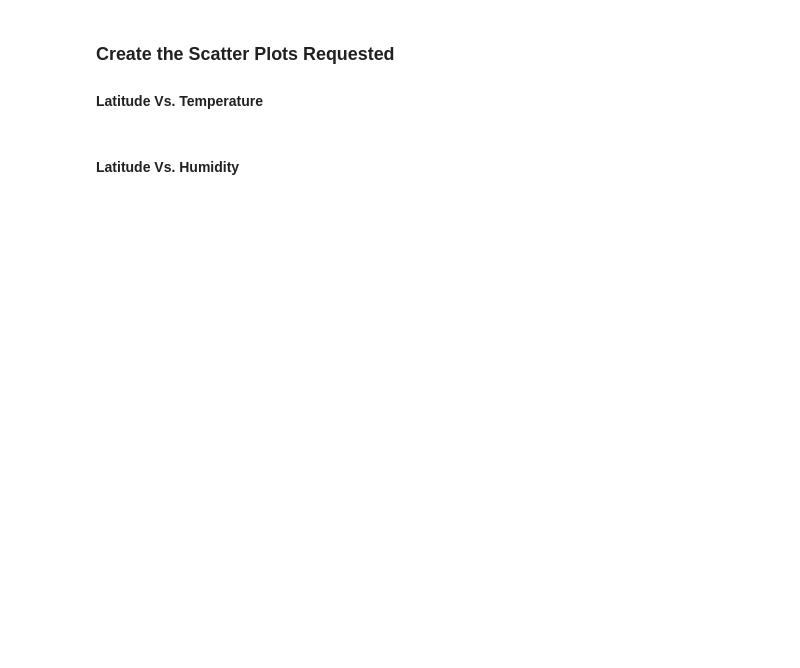
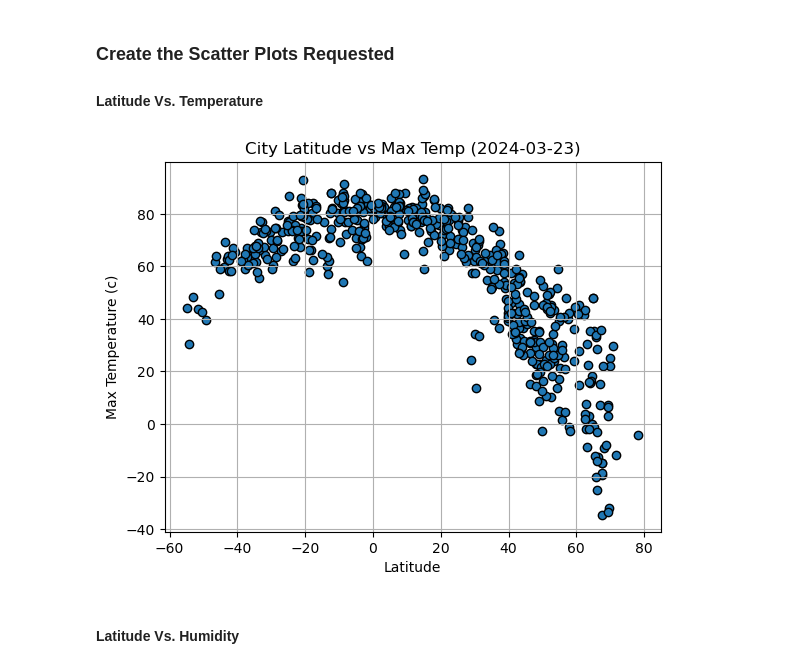
Before and after one commit to Angye212001/Python_API_Challenge-Mod-6, a Jupyter notebook: WeatherPy/WeatherPy.ipynb, the cells around one changed output. Cells and saved outputs as stored; diff of their text form; code cells hidden in the pictures; blank space fills up the shorter version.

```diff
--- a/WeatherPy/WeatherPy.ipynb
+++ b/WeatherPy/WeatherPy.ipynb
@@ -168,19 +188,28 @@ city_data_df.head()
 ### Create the Scatter Plots Requested
 
 #### Latitude Vs. Temperature
+# %%
+x= city_data_df["Lat"]
+y= city_data_df["Max Temp"]
 # %%
-# Build scatter plot for latitude vs. temperature
-build_scatter("Lat", "Max Temp")
+def create_graphs(x_vals, y_vals, fig_name):
 
-# Incorporate the other graph properties
-plt.xlabel("Latitude")
-plt.ylabel("Max Temperature (c)")
-plt.title(f"City Latitude vs Max Temp ({pd.to_datetime(city_data_df['Date'], unit='s').dt.strftime('%Y-%m-%d')})
+    # Build scatter plot for latitude vs. temperature
+    plt.scatter(x_vals, y_vals,edgecolor="black")
 
-# Save the figure
-plt.savefig("output_data/Fig1.png")
+    # Incorporate the other graph properties
+    plt.xlabel("Latitude")
+    plt.ylabel("Max Temperature (c)")
+    plt.title(f"City Latitude vs Max Temp ({pd.to_datetime(city_data_df['Date'], unit='s').dt.strftime('%Y-%m-%d').max()})")
+    plt.grid(True)
+    # Save the figure
+    plt.savefig(f"output_data/{fig_name}.png")
 
-# Show plot
-plt.show()
+    # Show plot
+    plt.show()
+# %%
+create_graphs(x,y, "Fig1")
+# %% [output]
+[figure, added]
 # %% [markdown]
 #### Latitude Vs. Humidity
```
Also changed, not shown: parts of 22 cells of this notebook, 7 other files.
